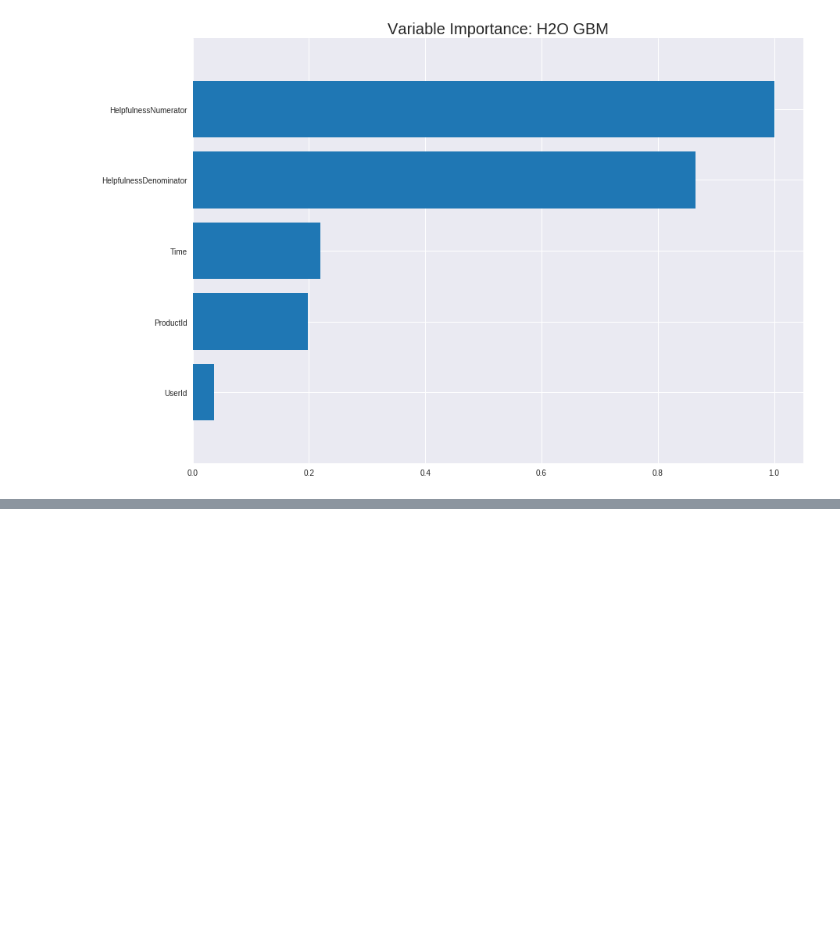
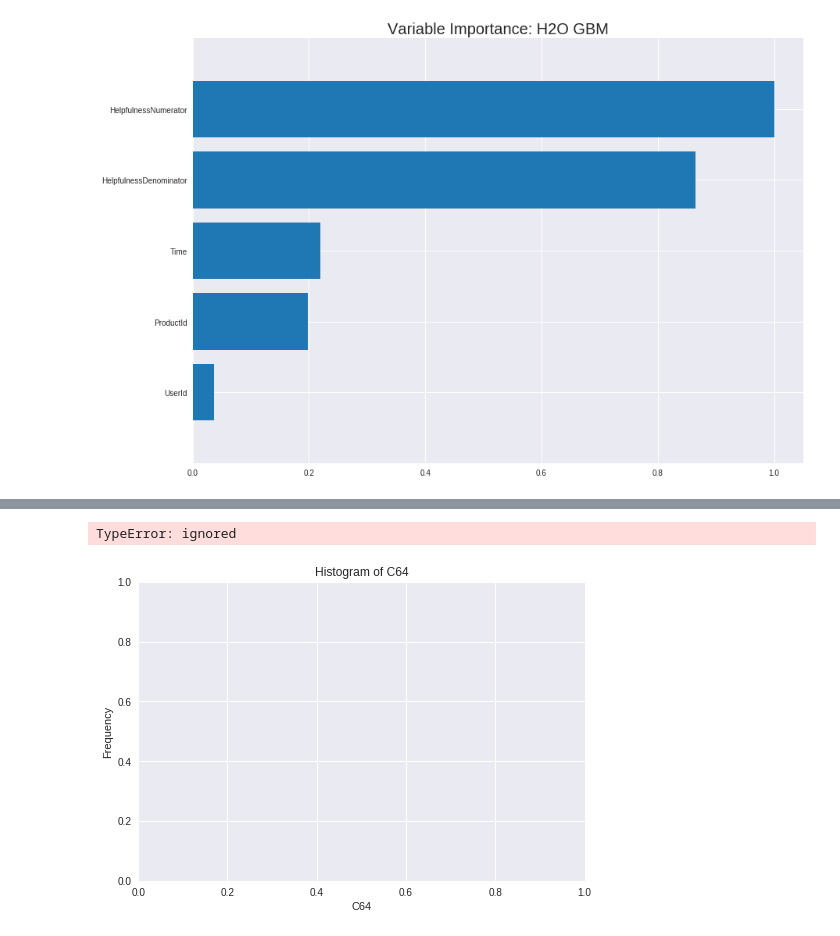
Before and after one commit to binliu0630/Deep_Learning, a Jupyter notebook: H2o_Amazon.ipynb, the cells around one changed output, grey strips where cells are left out. Saved outputs shown, nothing was run; the diff lists cells and outputs as text; code cells hidden in the pictures; blank space fills up the shorter version.

```diff
--- a/H2o_Amazon.ipynb
+++ b/H2o_Amazon.ipynb
@@ -158,0 +190,3 @@ gbm_baseline.varimp_plot()
+# %%
+words = tokenize(reviews['Text'])
+words.head()
@@ -158,0 +209,3 @@ gbm_baseline.varimp_plot()
+# %%
+w2v_model = H2OWord2vecEstimator(vec_size = 100, model_id = "w2v.hex")
+w2v_model.train(training_frame=words)
@@ -158,0 +317,7 @@ gbm_baseline.varimp_plot()
+# %%
+# Get Word Embeddings per Word
+unique_words = summary_words.asfactor().unique().ascharacter()
+unique_words.col_names = ["Word"]
+word_embeddings = w2v_model.transform(unique_words, aggregate_method="None")
+word_embeddings = unique_words.cbind(word_embeddings)
+word_embeddings = word_embeddings[~(word_embeddings["C1"].isna())]
@@ -158,0 +338,5 @@ gbm_baseline.varimp_plot()
+# %%
+word_embeddings['C64'].hist()
+# %% [output]
+TypeError: ignored
+[figure, added]
```
Also changed, not shown: parts of 52 cells of this notebook.
